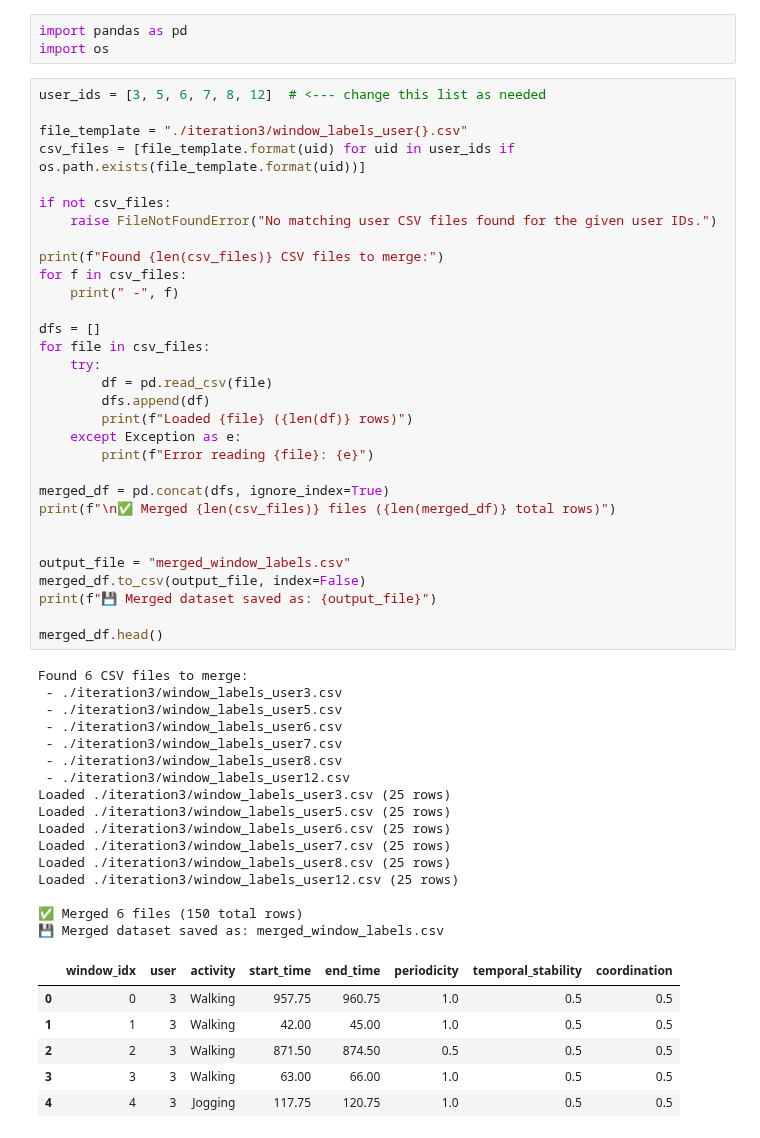
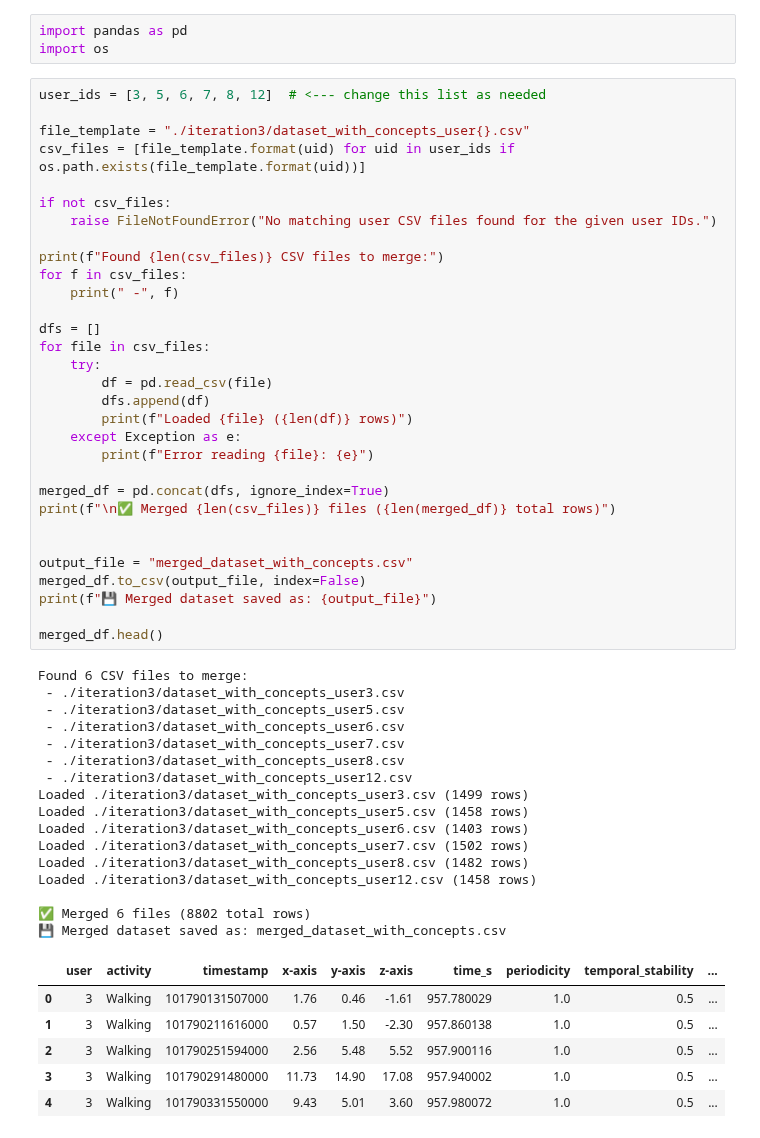
Before and after one commit to tudormatei/dsai-project, a Jupyter notebook: concept_labeling_outputs/merging_users_together.ipynb, the cells around one changed output. Cells and saved outputs as stored; diff of their text form.

```diff
--- a/concept_labeling_outputs/merging_users_together.ipynb
+++ b/concept_labeling_outputs/merging_users_together.ipynb
@@ -4,54 +4,54 @@ import os
 # %%
 user_ids = [3, 5, 6, 7, 8, 12]  # <--- change this list as needed
 
-file_template = "./iteration3/window_labels_user{}.csv"
+file_template = "./iteration3/dataset_with_concepts_user{}.csv"
 csv_files = [file_template.format(uid) for uid in user_ids if os.path.exists(file_template.format(uid))]
 
 if not csv_files:
     raise FileNotFoundError("No matching user CSV files found for the given user IDs.")
 
 print(f"Found {len(csv_files)} CSV files to merge:")
 for f in csv_files:
     print(" -", f)
 
 dfs = []
 for file in csv_files:
     try:
         df = pd.read_csv(file)
         dfs.append(df)
         print(f"Loaded {file} ({len(df)} rows)")
     except Exception as e:
         print(f"Error reading {file}: {e}")
 
 merged_df = pd.concat(dfs, ignore_index=True)
 print(f"\n✅ Merged {len(csv_files)} files ({len(merged_df)} total rows)")
 
 
-output_file = "merged_window_labels.csv"
+output_file = "merged_dataset_with_concepts.csv"
 merged_df.to_csv(output_file, index=False)
 print(f"💾 Merged dataset saved as: {output_file}")
 
 merged_df.head()
 # %% [output]
 Found 6 CSV files to merge:
- - ./iteration3/window_labels_user3.csv
- - ./iteration3/window_labels_user5.csv
- - ./iteration3/window_labels_user6.csv
- - ./iteration3/window_labels_user7.csv
- - ./iteration3/window_labels_user8.csv
- - ./iteration3/window_labels_user12.csv
-Loaded ./iteration3/window_labels_user3.csv (25 rows)
-Loaded ./iteration3/window_labels_user5.csv (25 rows)
-Loaded ./iteration3/window_labels_user6.csv (25 rows)
-Loaded ./iteration3/window_labels_user7.csv (25 rows)
-Loaded ./iteration3/window_labels_user8.csv (25 rows)
-Loaded ./iteration3/window_labels_user12.csv (25 rows)
+ - ./iteration3/dataset_with_concepts_user3.csv
+ - ./iteration3/dataset_with_concepts_user5.csv
+ - ./iteration3/dataset_with_concepts_user6.csv
+ - ./iteration3/dataset_with_concepts_user7.csv
+ - ./iteration3/dataset_with_concepts_user8.csv
+ - ./iteration3/dataset_with_concepts_user12.csv
+Loaded ./iteration3/dataset_with_concepts_user3.csv (1499 rows)
+Loaded ./iteration3/dataset_with_concepts_user5.csv (1458 rows)
+Loaded ./iteration3/dataset_with_concepts_user6.csv (1403 rows)
+Loaded ./iteration3/dataset_with_concepts_user7.csv (1502 rows)
+Loaded ./iteration3/dataset_with_concepts_user8.csv (1482 rows)
+Loaded ./iteration3/dataset_with_concepts_user12.csv (1458 rows)
 
-✅ Merged 6 files (150 total rows)
-💾 Merged dataset saved as: merged_window_labels.csv
+✅ Merged 6 files (8802 total rows)
+💾 Merged dataset saved as: merged_dataset_with_concepts.csv
-|  | window_idx | user | activity | start_time | end_time | periodicity | temporal_stability | coordination |
-| 0 | 0 | 3 | Walking | 957.75 | 960.75 | 1.0 | 0.5 | 0.5 |
-| 1 | 1 | 3 | Walking | 42.00 | 45.00 | 1.0 | 0.5 | 0.5 |
-| 2 | 2 | 3 | Walking | 871.50 | 874.50 | 0.5 | 0.5 | 0.5 |
-| 3 | 3 | 3 | Walking | 63.00 | 66.00 | 1.0 | 0.5 | 0.5 |
-| 4 | 4 | 3 | Jogging | 117.75 | 120.75 | 1.0 | 0.5 | 0.5 |
+|  | user | activity | timestamp | x-axis | y-axis | z-axis | time_s | periodicity | temporal_stability | ... |
+| 0 | 3 | Walking | 101790131507000 | 1.76 | 0.46 | -1.61 | 957.780029 | 1.0 | 0.5 | ... |
+| 1 | 3 | Walking | 101790211616000 | 0.57 | 1.50 | -2.30 | 957.860138 | 1.0 | 0.5 | ... |
+| 2 | 3 | Walking | 101790251594000 | 2.56 | 5.48 | 5.52 | 957.900116 | 1.0 | 0.5 | ... |
+| 3 | 3 | Walking | 101790291480000 | 11.73 | 14.90 | 17.08 | 957.940002 | 1.0 | 0.5 | ... |
+| 4 | 3 | Walking | 101790331550000 | 9.43 | 5.01 | 3.60 | 957.980072 | 1.0 | 0.5 | ... |
```
Also changed, not shown: 3 other files.
